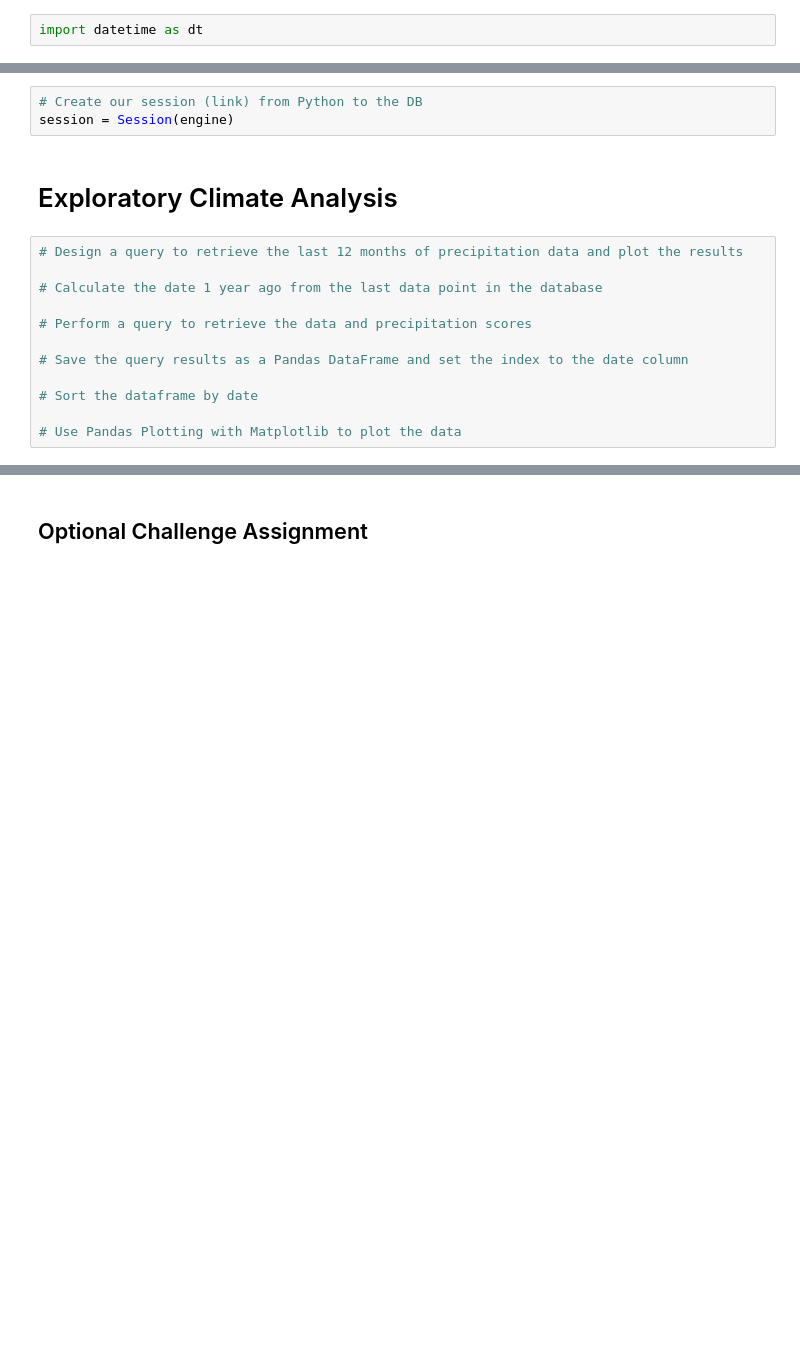
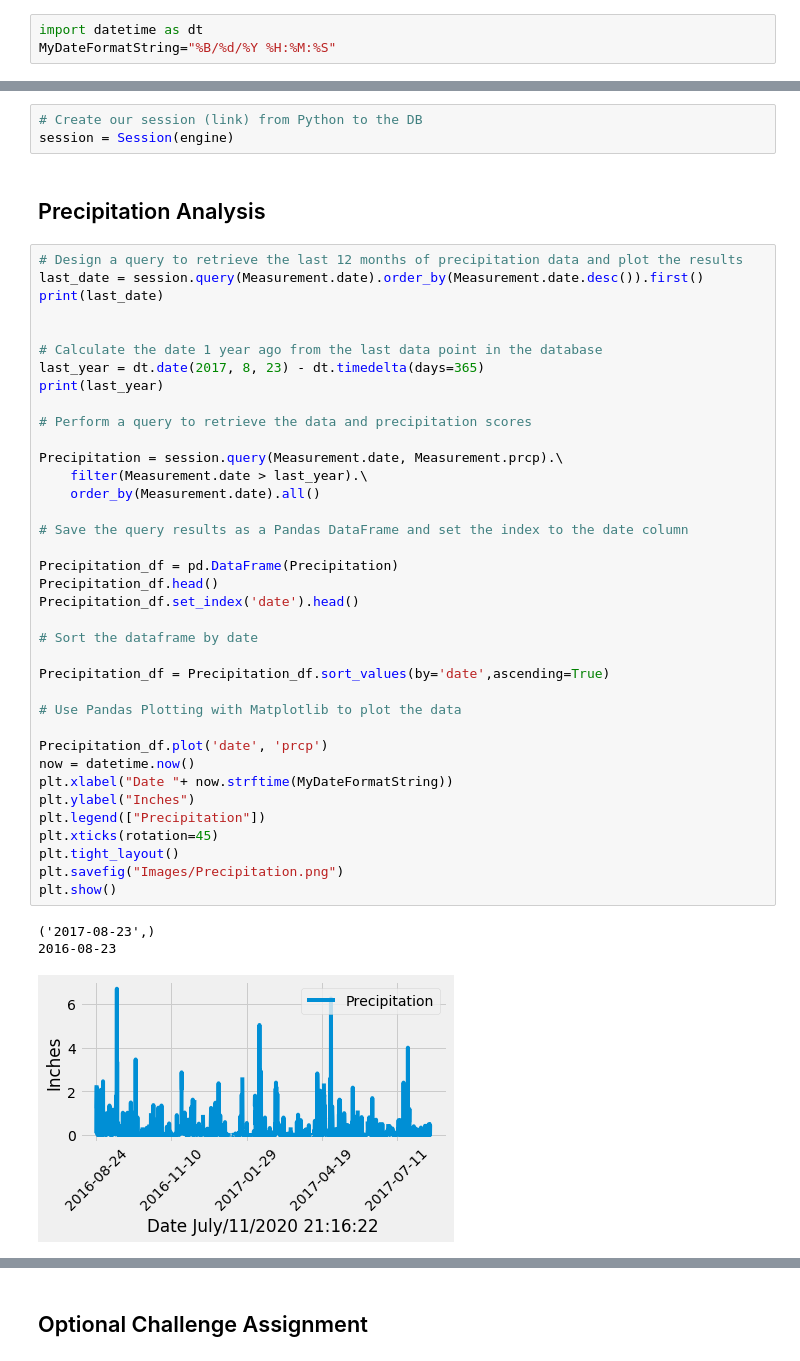
Before and after one commit to atulbhingarde/sqlalchemy-challenge, a Jupyter notebook: climate_starter.ipynb, the cells around one changed output, grey strips where cells are left out. Cells and saved outputs as stored; diff of their text form; blank space fills up the shorter version.

```diff
--- a/climate_starter.ipynb
+++ b/climate_starter.ipynb
@@ -12,2 +15,3 @@ import pandas as pd
 # %%
 import datetime as dt
+MyDateFormatString="%B/%d/%Y %H:%M:%S"
@@ -39,16 +45,45 @@ Station = Base.classes.station
 # Create our session (link) from Python to the DB
 session = Session(engine)
 # %% [markdown]
-# Exploratory Climate Analysis
+## Precipitation Analysis
 # %%
 # Design a query to retrieve the last 12 months of precipitation data and plot the results
+last_date = session.query(Measurement.date).order_by(Measurement.date.desc()).first()
+print(last_date)
+
 
 # Calculate the date 1 year ago from the last data point in the database
+last_year = dt.date(2017, 8, 23) - dt.timedelta(days=365)
+print(last_year)
 
 # Perform a query to retrieve the data and precipitation scores
 
+Precipitation = session.query(Measurement.date, Measurement.prcp).\
+    filter(Measurement.date > last_year).\
+    order_by(Measurement.date).all()
+
 # Save the query results as a Pandas DataFrame and set the index to the date column
+
+Precipitation_df = pd.DataFrame(Precipitation)
+Precipitation_df.head()
+Precipitation_df.set_index('date').head()
 
 # Sort the dataframe by date
 
+Precipitation_df = Precipitation_df.sort_values(by='date',ascending=True)
+
 # Use Pandas Plotting with Matplotlib to plot the data
+
+Precipitation_df.plot('date', 'prcp')
+now = datetime.now()
+plt.xlabel("Date "+ now.strftime(MyDateFormatString))
+plt.ylabel("Inches")
+plt.legend(["Precipitation"])
+plt.xticks(rotation=45)
+plt.tight_layout()
+plt.savefig("Images/Precipitation.png")
+plt.show()
+# %% [output]
+('2017-08-23',)
+2016-08-23
+[figure, added]
```
Also changed, not shown: parts of 22 cells of this notebook, 11 other files.
